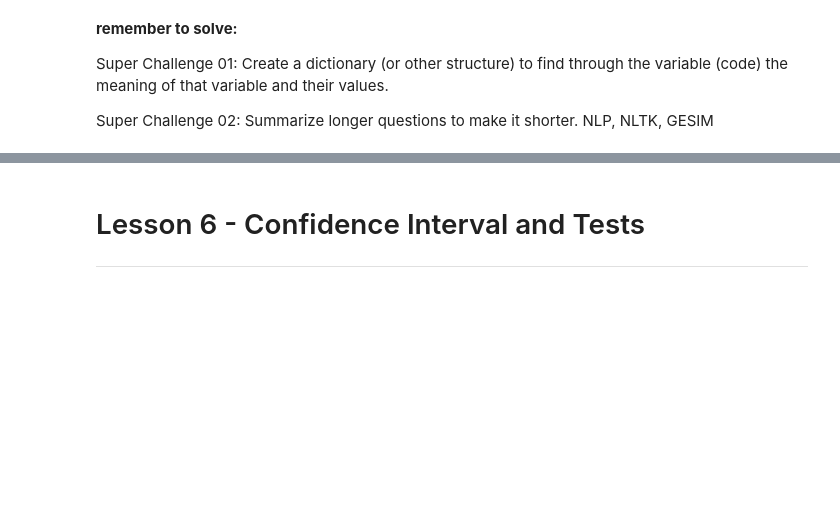
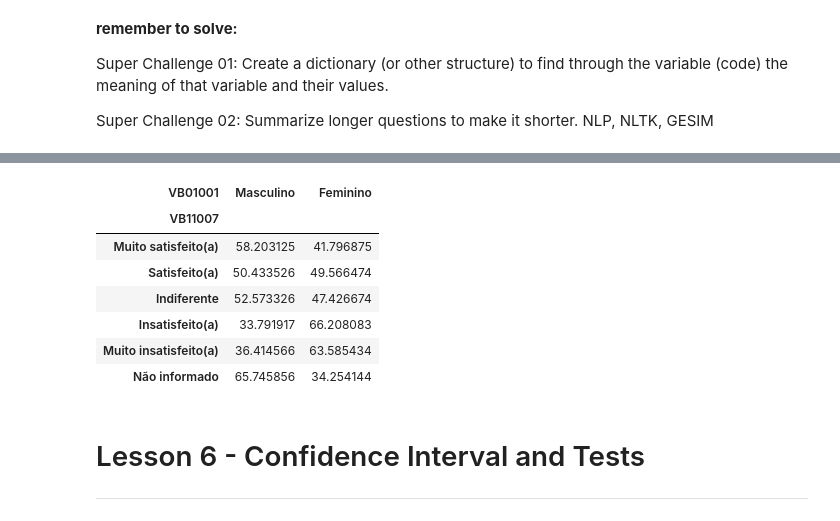
Before and after one commit to gabrielatrindade/alura-bootcamp, a Jupyter notebook: module3/pense_2015.ipynb, the cells around one changed output, grey strips where cells are left out. Saved outputs shown, nothing was run; the diff lists cells and outputs as text; code cells hidden in the pictures; blank space fills up the shorter version.

```diff
--- a/module3/pense_2015.ipynb
+++ b/module3/pense_2015.ipynb
@@ -1376,0 +1422,27 @@ Super Challenge 02: Summarize longer questions to make it shorter. NLP, NLTK, GE
+# %%
+def create_dictionary(variable: str) -> dict:
+
+    df = dictionary_for_student_df(variable) \
+            .set_index('VARIÁVEL')
+
+    df.index = df.index.map(
+                   lambda x: int(x) if type(x) == str and x.isdigit() else x)
+
+    return df.to_dict()['QUESTIONÁRIO DO ALUNO']
+
+
+def frequency_table_rename_columns_and_index(freq_table: pd.DataFrame) -> pd.DataFrame:
+
+    column_name = freq_table.columns.name
+
+    dictionary_columns = create_dictionary(column_name)
+
+    index_name = freq_table.index.name
+
+    dictionary_indexes = create_dictionary(index_name)
+
+    freq_table.rename(columns=dictionary_columns,
+                      index=dictionary_indexes,
+                      inplace=True)
+
+    return freq_table
@@ -1377,3 +1465,14 @@ Super Challenge 02: Summarize longer questions to make it shorter. NLP, NLTK, GE
+# %%
+frequency_table_rename_columns_and_index(cross_frequency_VB11007_VB11001)
+# %% [output]
+| VB01001 | Masculino | Feminino |
+| VB11007 |  |  |
+| Muito satisfeito(a) | 58.203125 | 41.796875 |
+| Satisfeito(a) | 50.433526 | 49.566474 |
+| Indiferente | 52.573326 | 47.426674 |
+| Insatisfeito(a) | 33.791917 | 66.208083 |
+| Muito insatisfeito(a) | 36.414566 | 63.585434 |
+| Não informado | 65.745856 | 34.254144 |
 # %% [markdown]
 # Lesson 6 - Confidence Interval and Tests
 
```
Also changed, not shown: parts of 14 cells of this notebook.
